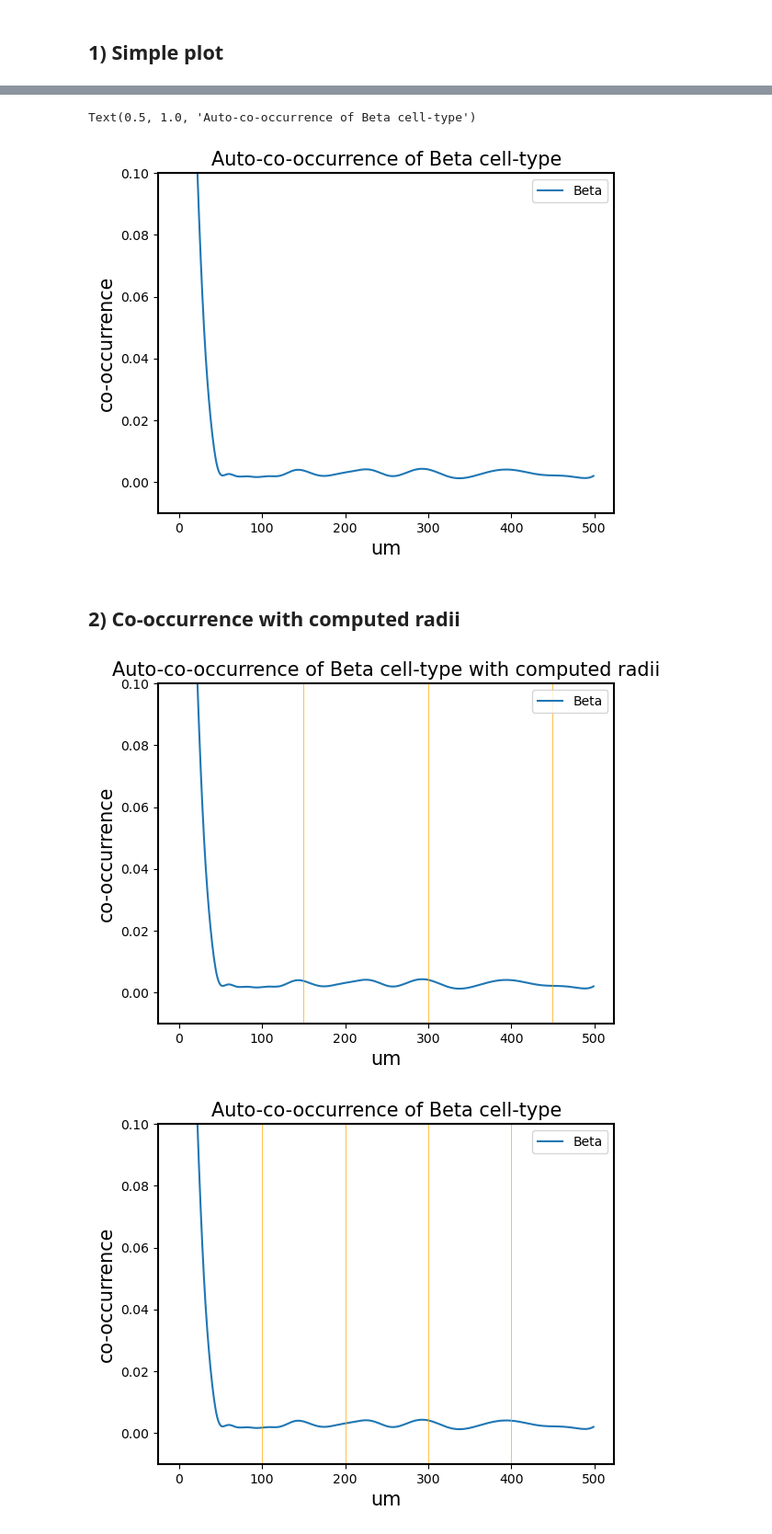
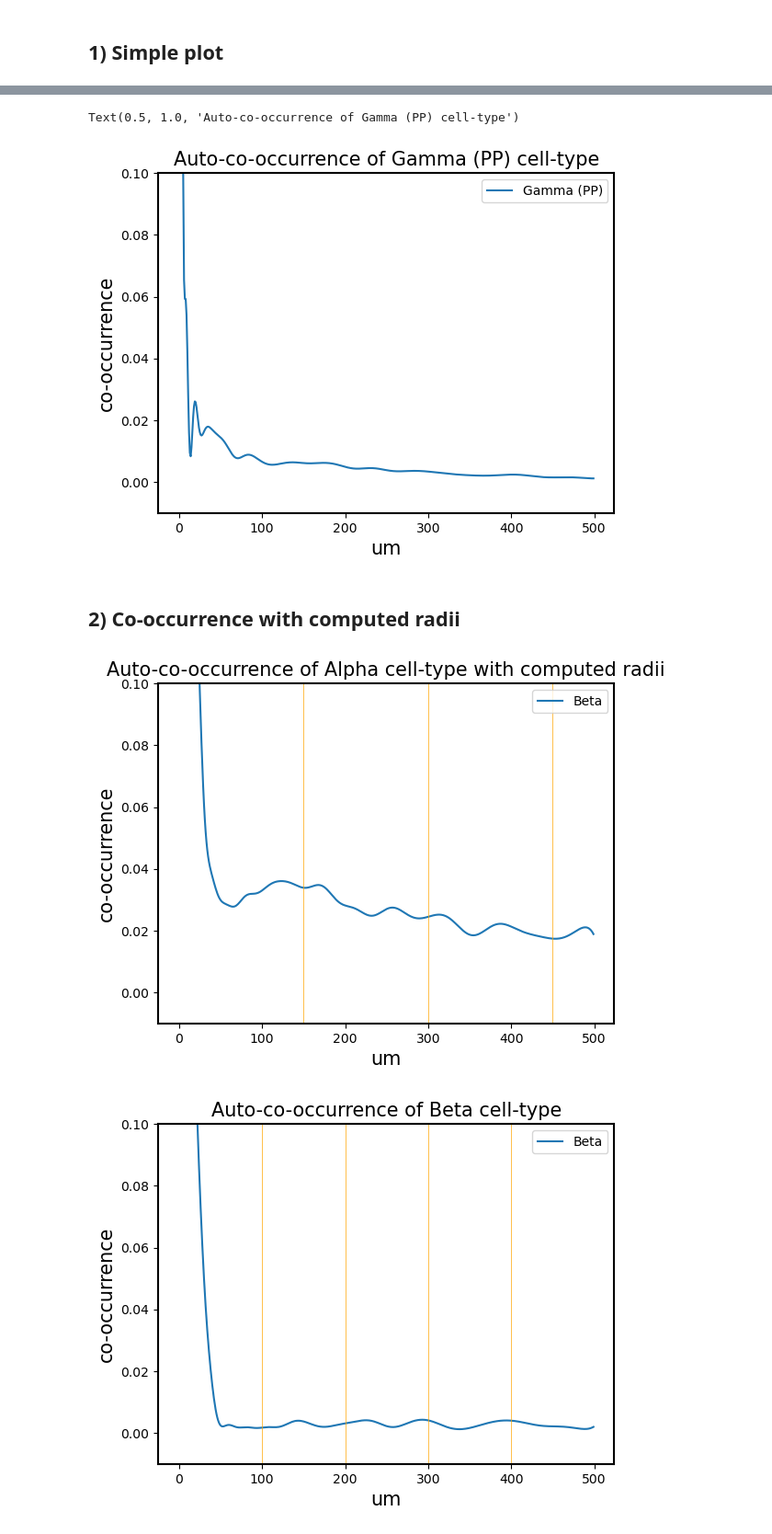
Before and after one commit to HiDiHlabs/sonar, a Jupyter notebook: sonar/plotting_functions_test.ipynb, the cells around one changed output, grey strips where cells are left out. Shown: that part at 92% size. Drawn from its saved outputs; the diff is of its cells as text; code cells hidden in the pictures.

```diff
--- a/sonar/plotting_functions_test.ipynb
+++ b/sonar/plotting_functions_test.ipynb
@@ -38,7 +35,6 @@ cluster_labels = [
 ]
 # %%
 relevant_cluster_labels =  [
-     'background',
  'Acinar-i',
  'Acinar-s',
  'Acinar-REG+',
@@ -84,7 +80,7 @@ rad_ = 500
 lin = 1
 
 son = sonar.Sonar(max_radius=rad_,linear_steps=lin, edge_correction=True)
-cooc_template_ = son.co_occurrence_from_tensor(rescaled,interpolate=True)
+cooc_template_ = son.co_occurrence_from_tensor(rescaled[1:],interpolate=True)
 # %% [markdown]
 ## 1) Simple plot
 # %%
@@ -137,16 +133,16 @@ ax.set_ylabel("co-occurrence")
 ax.set_xlabel("um")
 ax.set_ylim(-0.01, 0.1)
 
-ax.plot(np.arange(len(Y))*um_per_px, Y, label=cluster_labels[7])
+ax.plot(np.arange(len(Y))*um_per_px, Y, label=relevant_cluster_labels[7])
 ax.legend(loc="upper right")
-ax.set_title(f"Auto-co-occurrence of {cluster_labels[7]} cell-type")
+ax.set_title(f"Auto-co-occurrence of {relevant_cluster_labels[7]} cell-type")
 # %% [output]
-Text(0.5, 1.0, 'Auto-co-occurrence of Beta cell-type')
+Text(0.5, 1.0, 'Auto-co-occurrence of Gamma (PP) cell-type')
-[figure, old version]
+[figure, new version]
 # %% [markdown]
 ## 2) Co-occurrence with computed radii
 # %%
-def cooc_with_computed_radii(cooc_curves_res, cell_type, radii, cell_type_labels = cluster_labels, um_per_px = 1.0, y_zoom = 0.1): #cell_type_labels should be changed
+def cooc_with_computed_radii(cooc_curves_res, cell_type, radii, cell_type_labels = relevant_cluster_labels, um_per_px = 1.0, y_zoom = 0.1): #cell_type_labels should be changed
 
     """Function for plotting simple co-occurrence plots, the result of a sonar function.
     Specific cell-types can be selected.
@@ -175,9 +171,9 @@ def cooc_with_computed_radii(cooc_curves_res, cell_type, radii, cell_type_labels
     for rad_ in list(range(radii,500,radii)):
         ax.axvline(rad_, linewidth=0.5, color='orange')
 # %%
-cooc_with_computed_radii(cooc_curves_res=cooc_template_, cell_type=7, radii=150)
+cooc_with_computed_radii(cooc_curves_res=cooc_template_, cell_type=6, radii=150)
 # %% [output]
-[figure, old version]
+[figure, new version]
 # %%
 fig, ax = plt.subplots()
 
```
Also changed, not shown: parts of 27 cells of this notebook.
